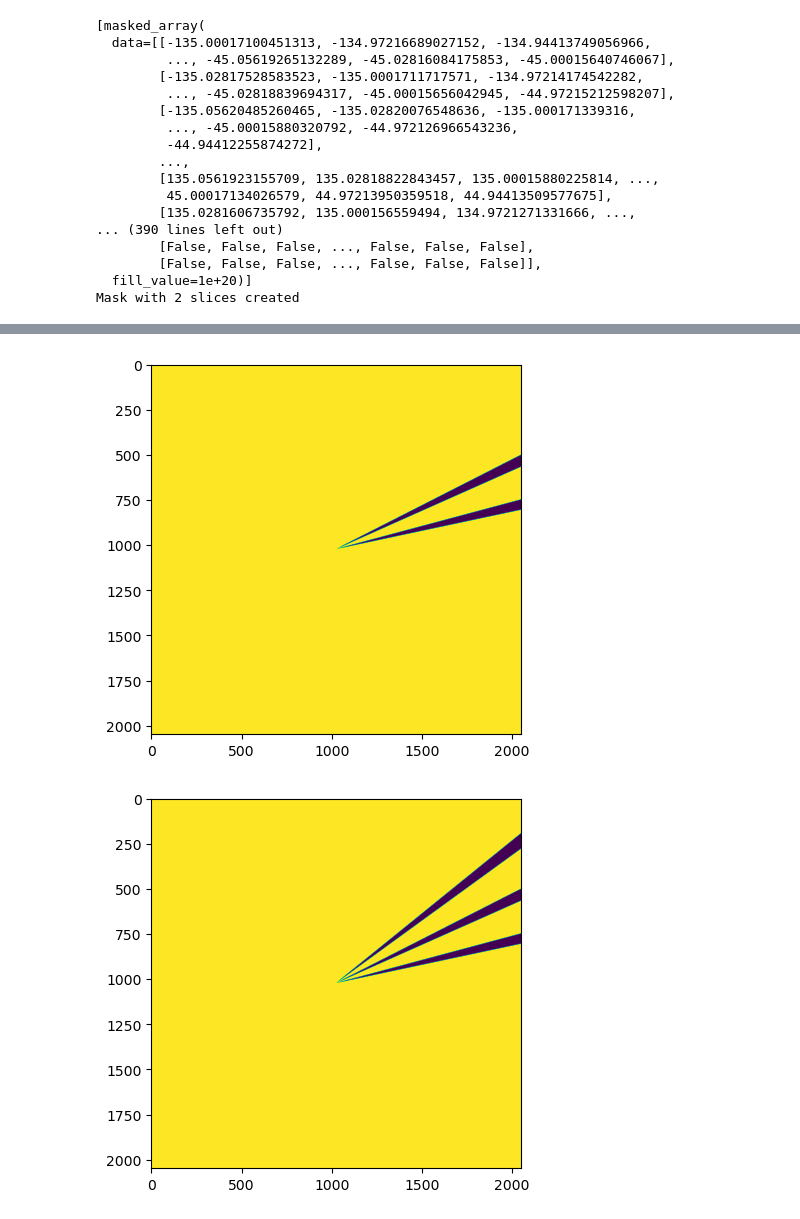
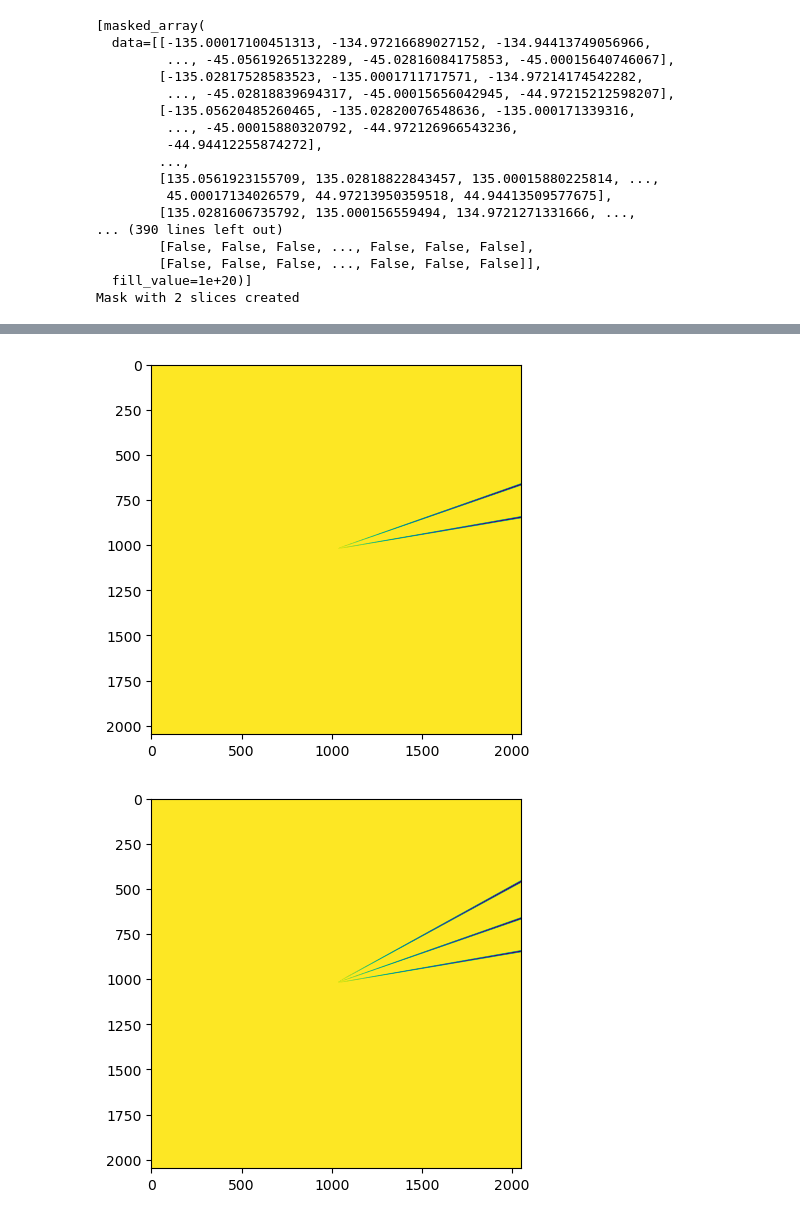
Before and after one commit to dnalverson/IsoDAT2D, a Jupyter notebook: Tutorials/using_clustering_tutorial.ipynb, the cells around one changed output, grey strips where cells are left out. Cells and saved outputs as stored; diff of their text form; code cells hidden in the pictures.

```diff
--- a/Tutorials/using_clustering_tutorial.ipynb
+++ b/Tutorials/using_clustering_tutorial.ipynb
@@ -67,6 +69,6 @@ NaCl
 # %%
 array, ai_pe = masking.make_chi_array(thin_film, .4, .5e-10)
-masks = make_masks(array, [1,2,3], offset = 9, width = 3, gits = True)
+masks = make_masks(array, [1,2,3], offset = 9, width = .5, gits = True)
 masks_v2 = make_masks(array, [1,2], offset = 70, width = 3, gits = True)
 mask_one = masks[0]
 mask_two = masks[1]
@@ -95,4 +97,4 @@ Mask with 2 slices created
-[figure, old version]
+[figure, new version]
-[figure, old version]
+[figure, new version]
 [figure]
 [figure]
```
Also changed, not shown: parts of 20 cells of this notebook.
